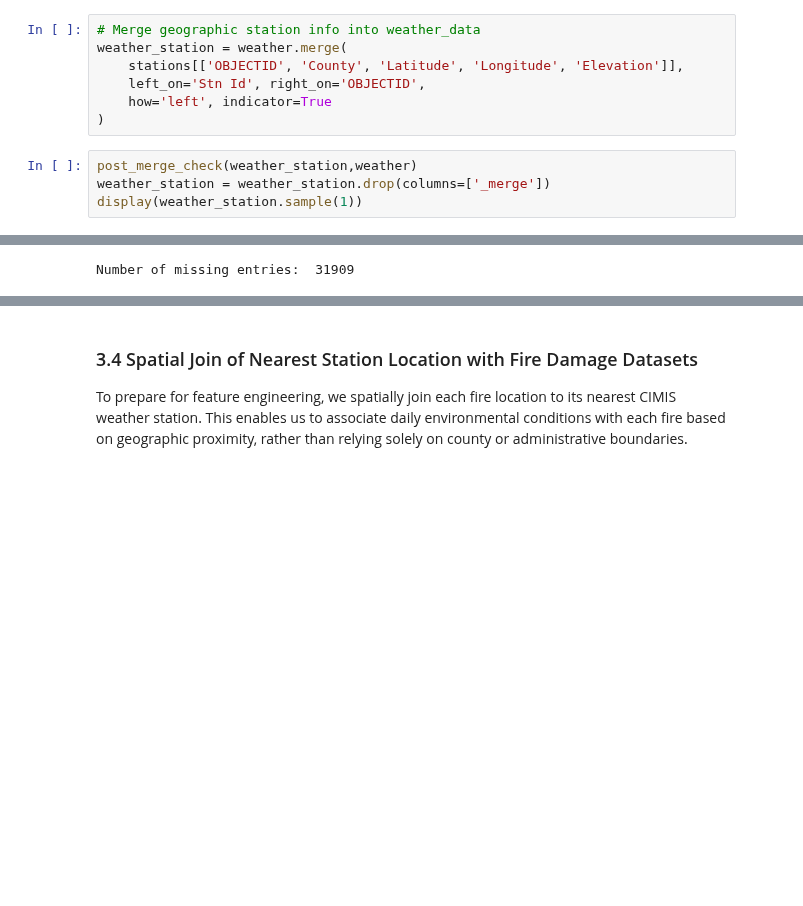
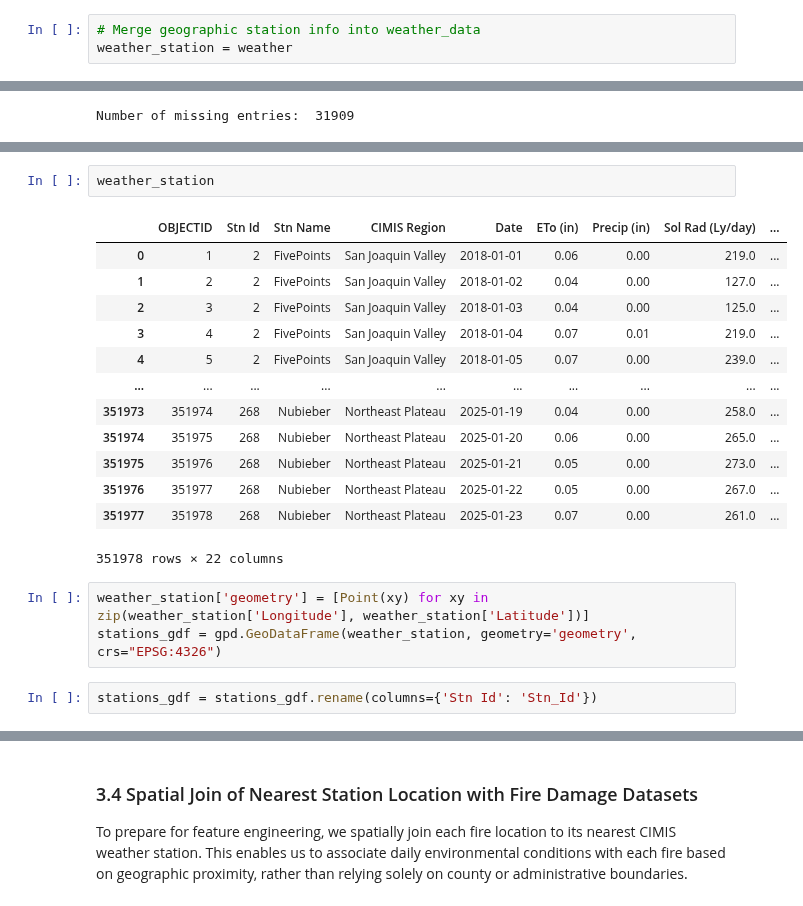
Before and after one commit to dustinlit/California-Wildfire-Ignition-ML-Modeling, a Jupyter notebook: Version2/02_Weather_Data_processing.ipynb, the cells around one changed output, grey strips where cells are left out. Drawn from its saved outputs; the diff is of its cells as text; blank space fills up the shorter version.

```diff
--- a/Version2/02_Weather_Data_processing.ipynb
+++ b/Version2/02_Weather_Data_processing.ipynb
@@ -219,12 +194,4 @@ memory usage: 37.8+ KB
  Merge weather data with geographic information of CIMIS stations
 # %%
 # Merge geographic station info into weather_data
-weather_station = weather.merge(
-    stations[['OBJECTID', 'County', 'Latitude', 'Longitude', 'Elevation']],
-    left_on='Stn Id', right_on='OBJECTID',
-    how='left', indicator=True
-)
+weather_station = weather
-# %%
-post_merge_check(weather_station,weather)
-weather_station = weather_station.drop(columns=['_merge'])
-display(weather_station.sample(1))
@@ -299,0 +353,21 @@ Number of missing entries:  31909
+# %%
+weather_station
+# %% [output]
+|  | OBJECTID | Stn Id | Stn Name | CIMIS Region | Date | ETo (in) | Precip (in) | Sol Rad (Ly/day) | ... |
+| 0 | 1 | 2 | FivePoints | San Joaquin Valley | 2018-01-01 | 0.06 | 0.00 | 219.0 | ... |
+| 1 | 2 | 2 | FivePoints | San Joaquin Valley | 2018-01-02 | 0.04 | 0.00 | 127.0 | ... |
+| 2 | 3 | 2 | FivePoints | San Joaquin Valley | 2018-01-03 | 0.04 | 0.00 | 125.0 | ... |
+| 3 | 4 | 2 | FivePoints | San Joaquin Valley | 2018-01-04 | 0.07 | 0.01 | 219.0 | ... |
+| 4 | 5 | 2 | FivePoints | San Joaquin Valley | 2018-01-05 | 0.07 | 0.00 | 239.0 | ... |
+| ... | ... | ... | ... | ... | ... | ... | ... | ... | ... |
+| 351973 | 351974 | 268 | Nubieber | Northeast Plateau | 2025-01-19 | 0.04 | 0.00 | 258.0 | ... |
+| 351974 | 351975 | 268 | Nubieber | Northeast Plateau | 2025-01-20 | 0.06 | 0.00 | 265.0 | ... |
+| 351975 | 351976 | 268 | Nubieber | Northeast Plateau | 2025-01-21 | 0.05 | 0.00 | 273.0 | ... |
+| 351976 | 351977 | 268 | Nubieber | Northeast Plateau | 2025-01-22 | 0.05 | 0.00 | 267.0 | ... |
+| 351977 | 351978 | 268 | Nubieber | Northeast Plateau | 2025-01-23 | 0.07 | 0.00 | 261.0 | ... |
+351978 rows × 22 columns
+# %%
+weather_station['geometry'] = [Point(xy) for xy in zip(weather_station['Longitude'], weather_station['Latitude'])]
+stations_gdf = gpd.GeoDataFrame(weather_station, geometry='geometry', crs="EPSG:4326")
+# %%
+stations_gdf = stations_gdf.rename(columns={'Stn Id': 'Stn_Id'})
```
Also changed, not shown: parts of 96 cells of this notebook, 2 other files.
